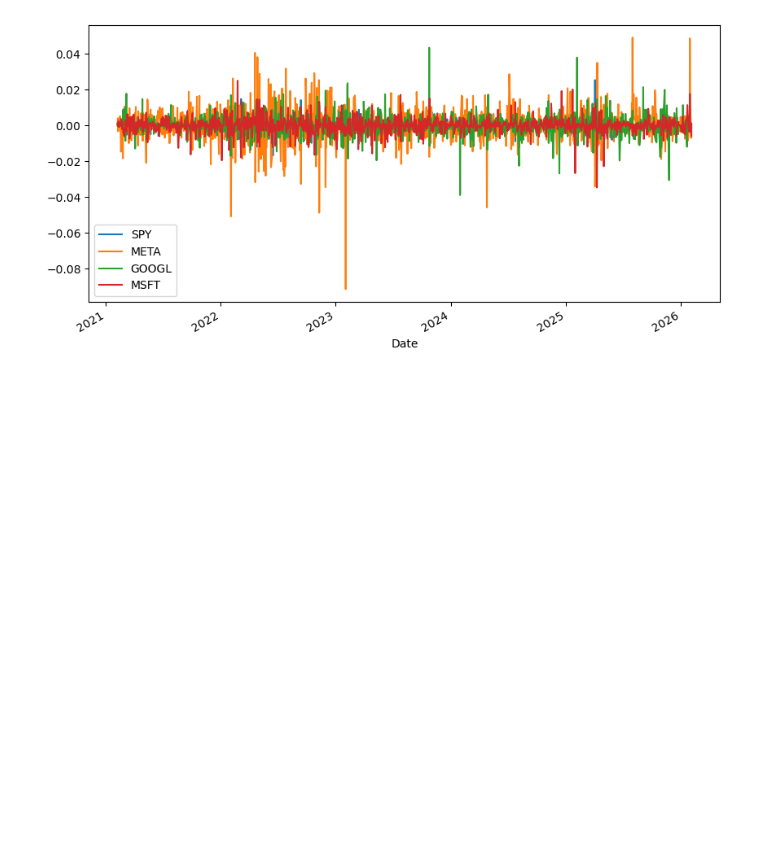
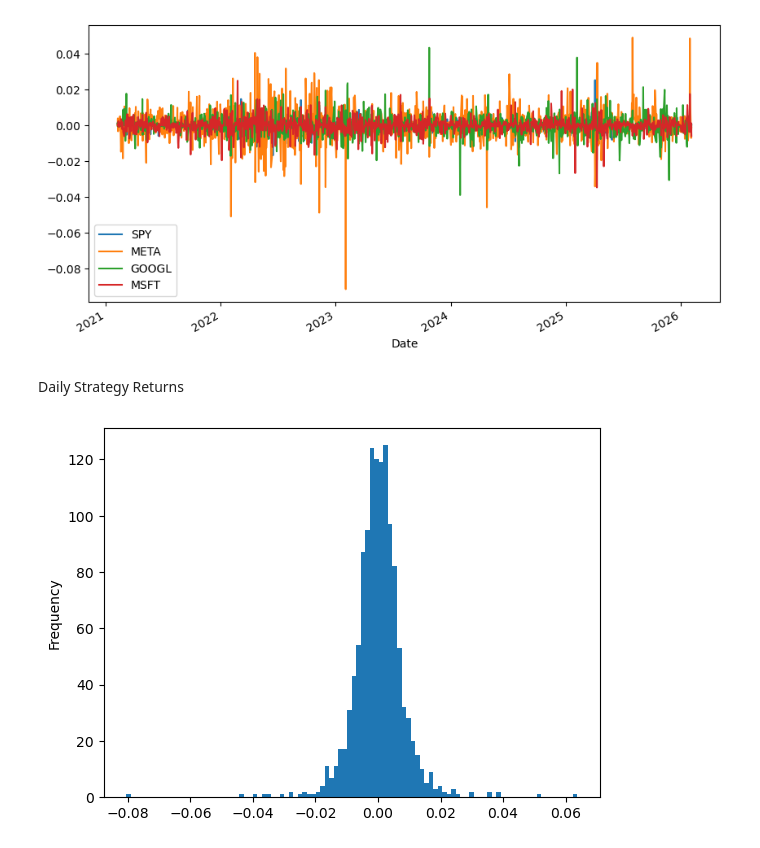
Before and after one commit to jackashleyb/simple-long-short-equity-strategy-in-python, a Jupyter notebook: simple-long-short-equity-strategy-in-python.ipynb, the cells around one changed output. Saved outputs shown, nothing was run; the diff lists cells and outputs as text; code cells hidden in the pictures; blank space fills up the shorter version.

```diff
--- a/simple-long-short-equity-strategy-in-python.ipynb
+++ b/simple-long-short-equity-strategy-in-python.ipynb
@@ -84,3 +84,11 @@ ptf_daily_returns.plot(figsize=(10,5))
 plt.show()
 # %% [output]
 [figure]
+# %% [markdown]
+Daily Strategy Returns
+# %%
+daily_strategy_returns = np.sum(ptf_daily_returns, axis=1)
+daily_strategy_returns.plot.hist(bins=100)
+plt.show()
+# %% [output]
+[figure, added]
```
